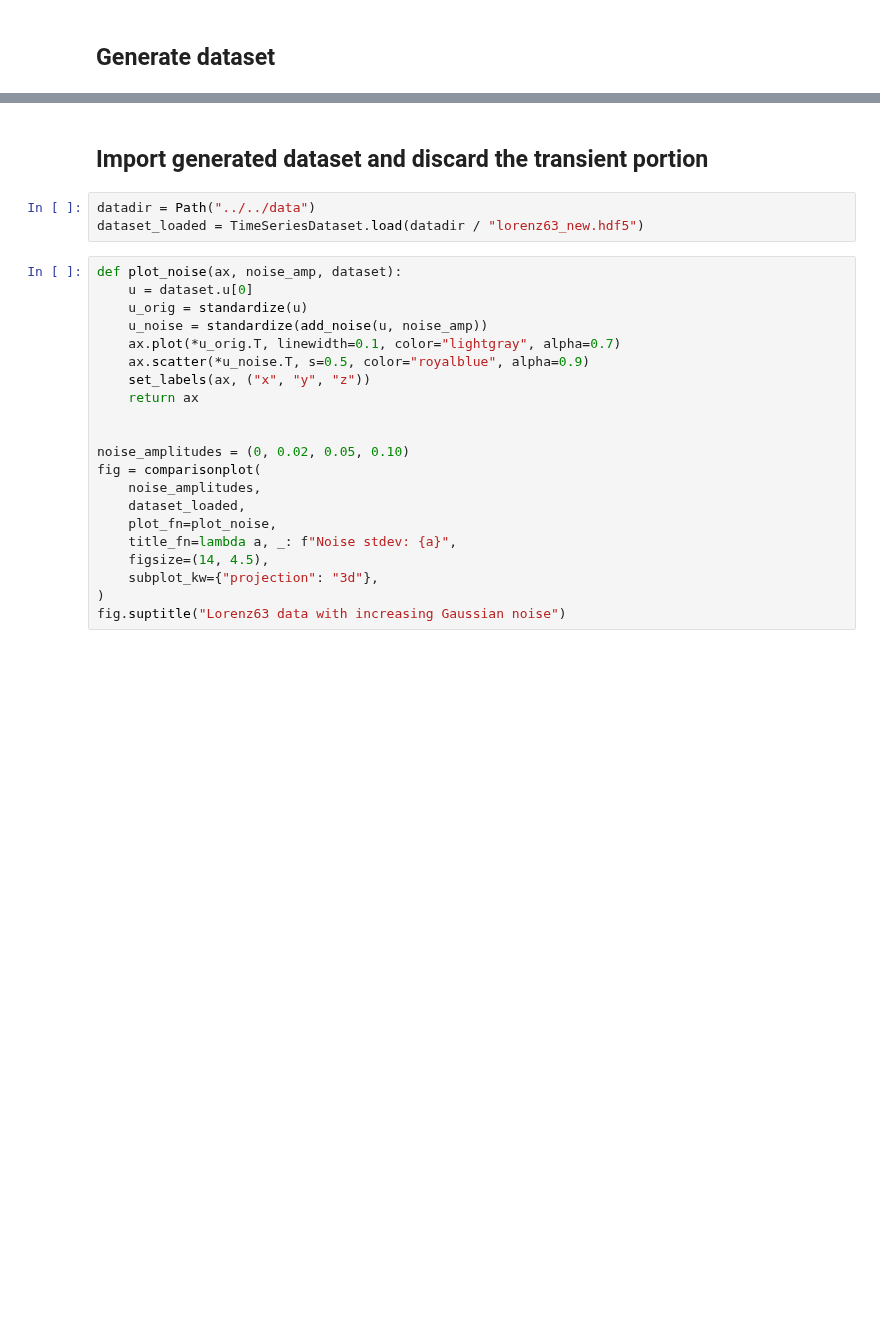
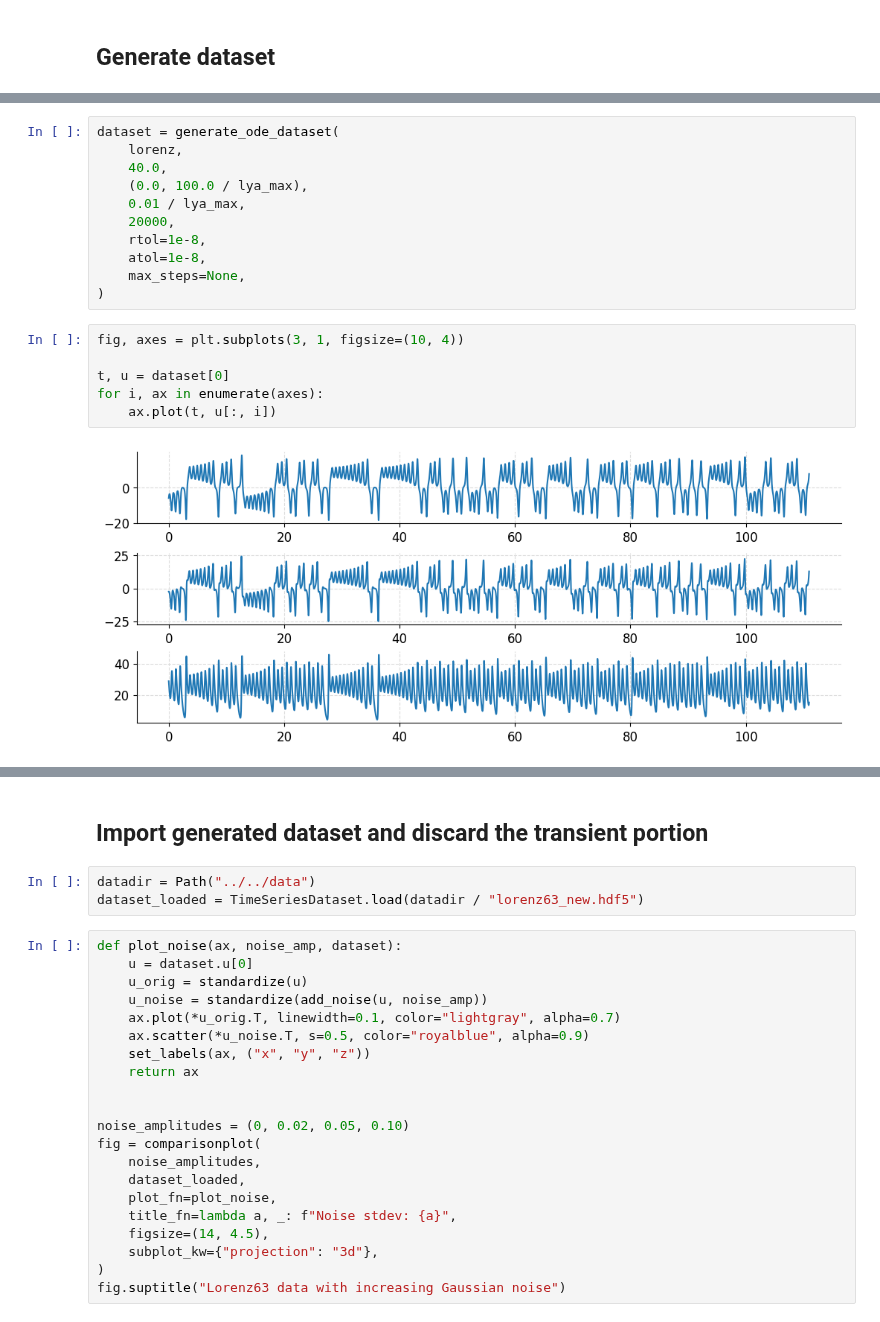
Before and after one commit to Jhko725/sandbox, a Jupyter notebook: notebooks/datasets/lorenz63.ipynb, the cells around one changed output, grey strips where cells are left out. Saved outputs shown, nothing was run; the diff lists cells and outputs as text; blank space fills up the shorter version.

```diff
--- a/notebooks/datasets/lorenz63.ipynb
+++ b/notebooks/datasets/lorenz63.ipynb
@@ -31,0 +116,19 @@ dataset.save(datadir / "lorenz63_new_test.hdf5")
+# %%
+dataset = generate_ode_dataset(
+    lorenz,
+    40.0,
+    (0.0, 100.0 / lya_max),
+    0.01 / lya_max,
+    20000,
+    rtol=1e-8,
+    atol=1e-8,
+    max_steps=None,
+)
+# %%
+fig, axes = plt.subplots(3, 1, figsize=(10, 4))
+
+t, u = dataset[0]
+for i, ax in enumerate(axes):
+    ax.plot(t, u[:, i])
+# %% [output]
+[figure, added]
```
Also changed, not shown: parts of 16 cells of this notebook, 2 other files.
